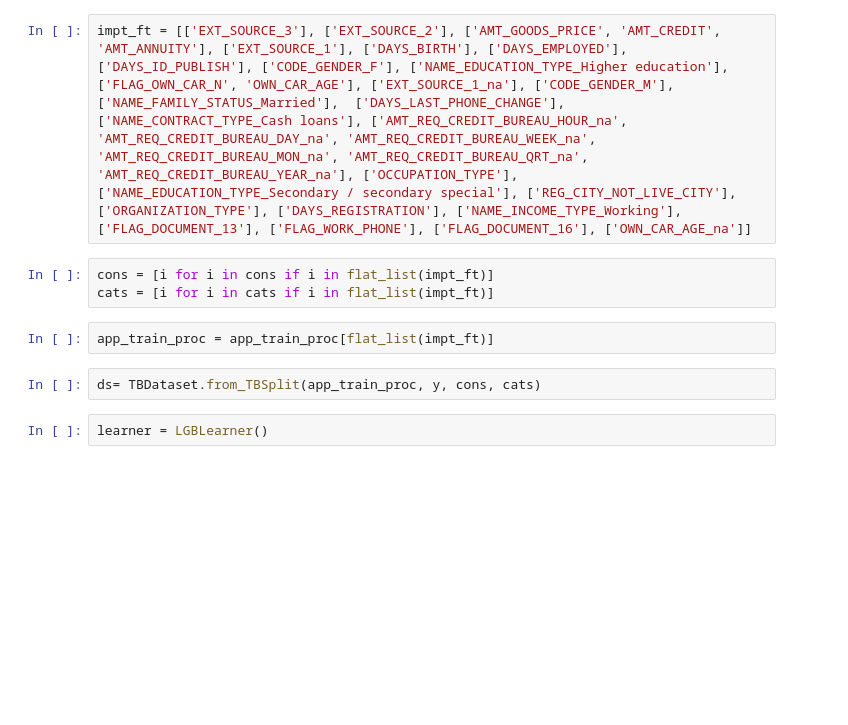
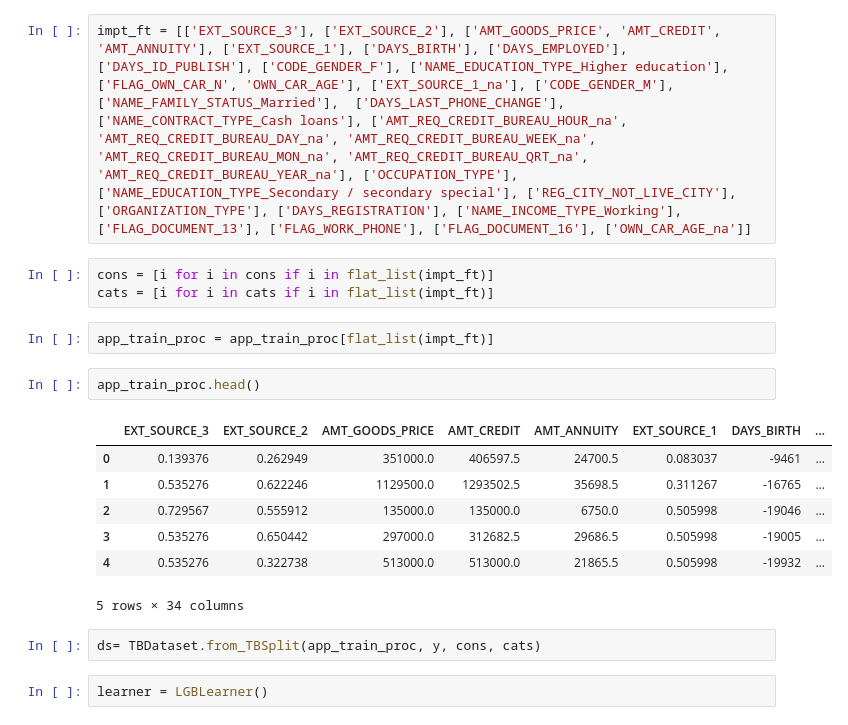
Before and after one commit to KienVu2368/tabint, a Jupyter notebook: nbs/develop 3.ipynb, the cells around one changed output. Saved outputs shown, nothing was run; the diff lists cells and outputs as text; blank space fills up the shorter version.

```diff
--- a/nbs/develop 3.ipynb
+++ b/nbs/develop 3.ipynb
@@ -26,6 +26,16 @@ cons = [i for i in cons if i in flat_list(impt_ft)]
 cats = [i for i in cats if i in flat_list(impt_ft)]
 # %%
 app_train_proc = app_train_proc[flat_list(impt_ft)]
+# %%
+app_train_proc.head()
+# %% [output]
+|  | EXT_SOURCE_3 | EXT_SOURCE_2 | AMT_GOODS_PRICE | AMT_CREDIT | AMT_ANNUITY | EXT_SOURCE_1 | DAYS_BIRTH | ... |
+| 0 | 0.139376 | 0.262949 | 351000.0 | 406597.5 | 24700.5 | 0.083037 | -9461 | ... |
+| 1 | 0.535276 | 0.622246 | 1129500.0 | 1293502.5 | 35698.5 | 0.311267 | -16765 | ... |
+| 2 | 0.729567 | 0.555912 | 135000.0 | 135000.0 | 6750.0 | 0.505998 | -19046 | ... |
+| 3 | 0.535276 | 0.650442 | 297000.0 | 312682.5 | 29686.5 | 0.505998 | -19005 | ... |
+| 4 | 0.535276 | 0.322738 | 513000.0 | 513000.0 | 21865.5 | 0.505998 | -19932 | ... |
+5 rows × 34 columns
 # %%
 ds= TBDataset.from_TBSplit(app_train_proc, y, cons, cats)
 # %%
```
Also changed, not shown: parts of 27 cells of this notebook, 8 other files.
